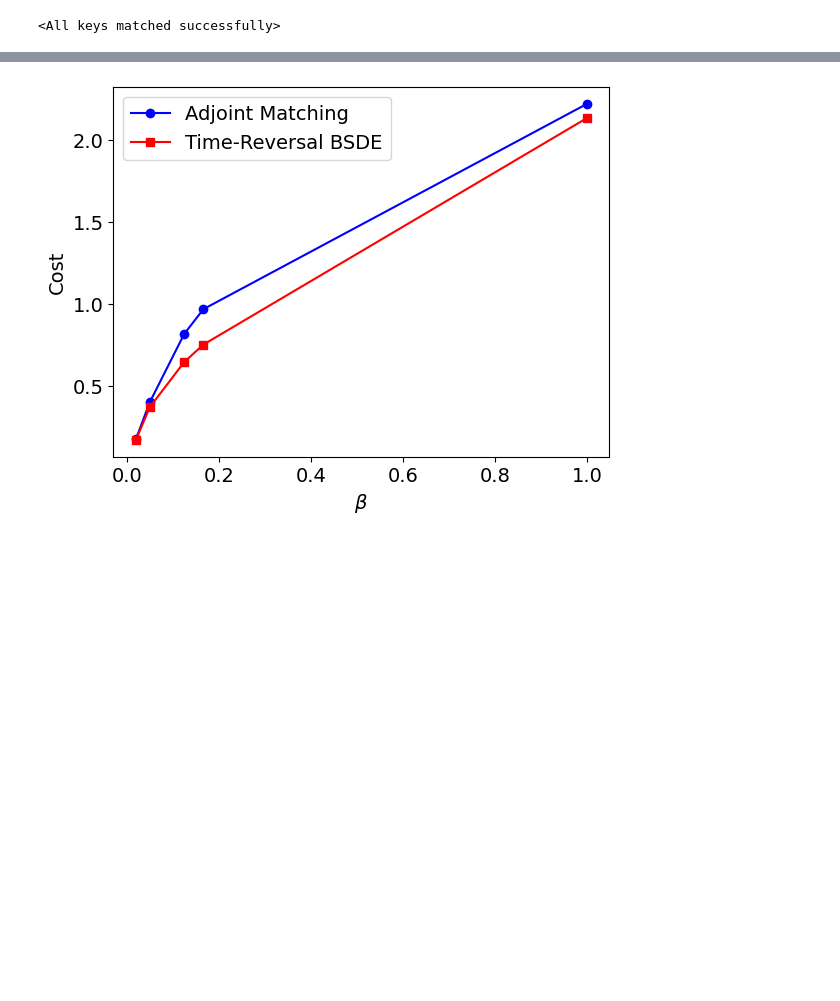
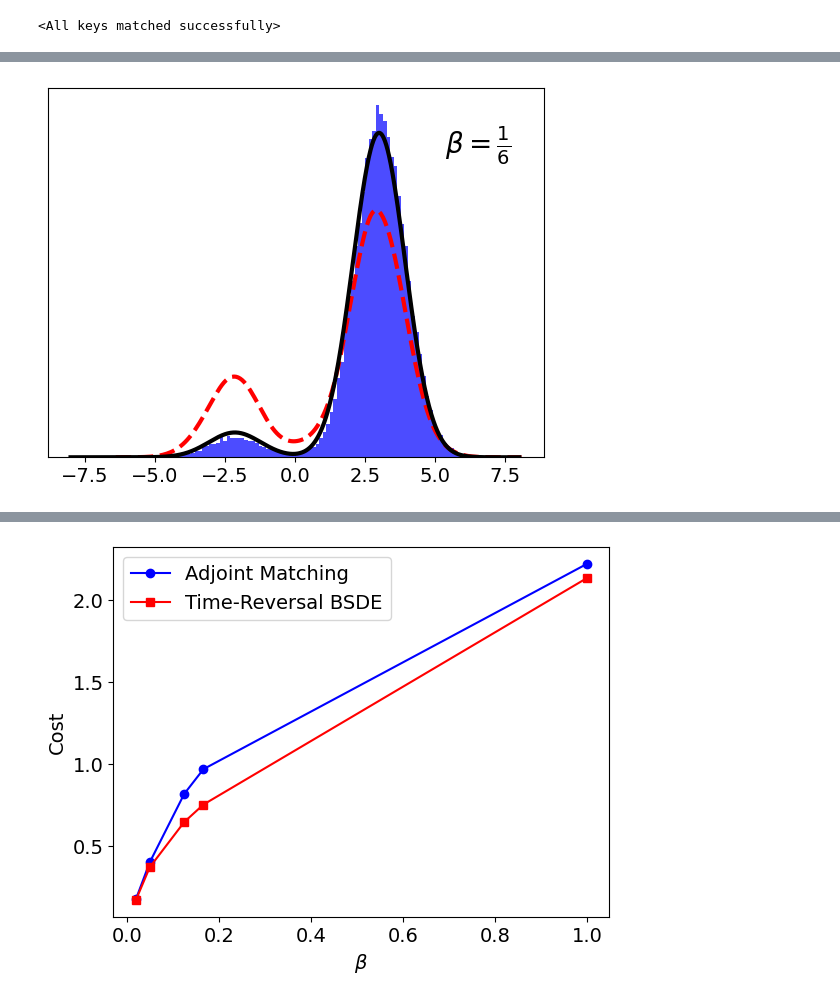
Before and after one commit to YuhangMeiUW/BSDE-Gradient, a Jupyter notebook: finetune_diff_result_cost_compare.ipynb, the cells around one changed output, grey strips where cells are left out. Drawn from its saved outputs; the diff is of its cells as text; code cells hidden in the pictures; blank space fills up the shorter version.

```diff
--- a/finetune_diff_result_cost_compare.ipynb
+++ b/finetune_diff_result_cost_compare.ipynb
@@ -169,0 +180,41 @@ time_repeated = time_grid.repeat(N, 1).T # shape (steps+1, N)
+# %%
+temperature = 6.0
+phi_iter = 10
+Q_am = torch.load(f'network/finetune_admatching_Q_timesteps{steps}_utiter{phi_iter}_optiter{1000}_iteration{30}_temperature{temperature}_initialQ2_updateQmu6times.pth', weights_only=True)
+mu_am = torch.load(f'network/finetune_admatching_mu_timesteps{steps}_utiter{phi_iter}_optiter{1000}_iteration{30}_temperature{temperature}_initialQ2_updateQmu6times.pth', weights_only=True)
+ut_am = ScoreNetwork(input_dim=n+1, out_dim=n, hidden_dim=64, num_blocks=4)
+ut_am.load_state_dict(torch.load(f'network/finetune_admatching_ut_timesteps{steps}_utiter{phi_iter}_optiter{1000}_iteration{30}_temperature{temperature}_initialQ2_updateQmu6times.pth', weights_only=True))
+ut_am.eval()
+Q_tr = torch.load(f'network/finetune_Q_timesteps{steps}_iteration{30}_phiiter{phi_iter}_optiter{1000}_temperature{temperature}_initialQ2_updateQmu6times_2score.pth', weights_only=True)
+mu_tr = torch.load(f'network/finetune_mu_timesteps{steps}_iteration{30}_phiiter{phi_iter}_optiter{1000}_temperature{temperature}_initialQ2_updateQmu6times_2score.pth', weights_only=True)
+phi_net_tr = ScoreNetwork(input_dim=n+1, out_dim=n, hidden_dim=64, num_blocks=4)
+phi_net_tr.load_state_dict(torch.load(f'network/finetune_phi_network_timesteps{steps}_iteration{30}_phiiter{phi_iter}_optiter{1000}_temperature{temperature}_initialQ2_updateQmu6times_2score.pth', weights_only=True))
+ut_tr = UNetFromPhi(phi_net_tr, g, temperature).eval()
+
+Xi = torch.randn(N, n)
+W_f = torch.randn(steps + 1, N, m) * torch.sqrt(torch.tensor(dt))
+theta_am = Xi * Q_am + mu_am
+X_f_am = rollout(f, g, T, dt, theta_am, W_f, u_t=ut_am).detach()  # shape (steps+1, N, n)
+theta_tr = Xi * Q_tr + mu_tr
+X_f_tr = rollout(f, g, T, dt, theta_tr, W_f, u_t=ut_tr).detach()  # shape (steps+1, N, n)
+# %%
+plt.figure()
+# plt.hist(X_f_am[-1, :, 0].detach().numpy(), bins=100, color='orange', alpha=0.9, density=True, label='AD-Matching')
+plt.hist(X_f_tr[-1, :, 0].detach().numpy(), bins=100, color='blue', alpha=0.7, density=True, label='TR-BSDE')
+# plt.hist(X_f_am[-1, :, 0].detach().numpy(), bins=100, color='orange', alpha=0.9, density=True, label='AD-Matching')
+# sns.kdeplot(X_f_tr[-1, :, 0].detach().numpy(), color='blue', linewidth=2, label='TR-BSDE')
+sns.kdeplot(X_f_am[-1, :, 0].detach().numpy(), color='red', linewidth=3, label='AD-Matching', linestyle='--')
+plotx = torch.linspace(-8, 8, 1000)
+Z = torch.trapz(tilted_pdf(plotx, temperature), plotx)
+q = tilted_pdf(plotx, temperature)/Z
+plt.plot(plotx.numpy(), q.numpy(), label='Ground Truth', color='black', linewidth=3)
+plt.yticks([])
+plt.ylabel("")
+plt.text(0.8, 0.9, r'$\beta=\frac{1}{6}$',
+         transform=plt.gca().transAxes,
+         fontsize=20,
+         verticalalignment='top')
+plt.savefig('figs/finetune_temp6_kde_beta.pdf', bbox_inches='tight')
+# plt.legend()
+# %% [output]
+[figure, added]
```
Also changed, not shown: parts of 18 cells of this notebook.
